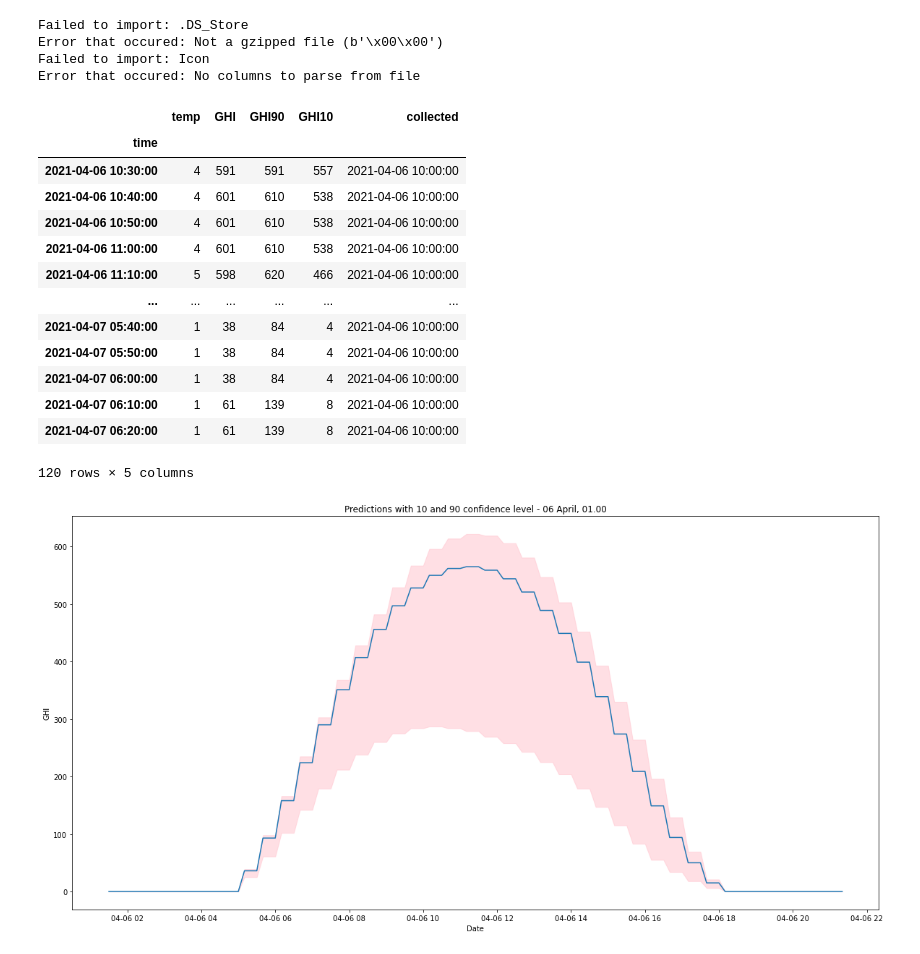
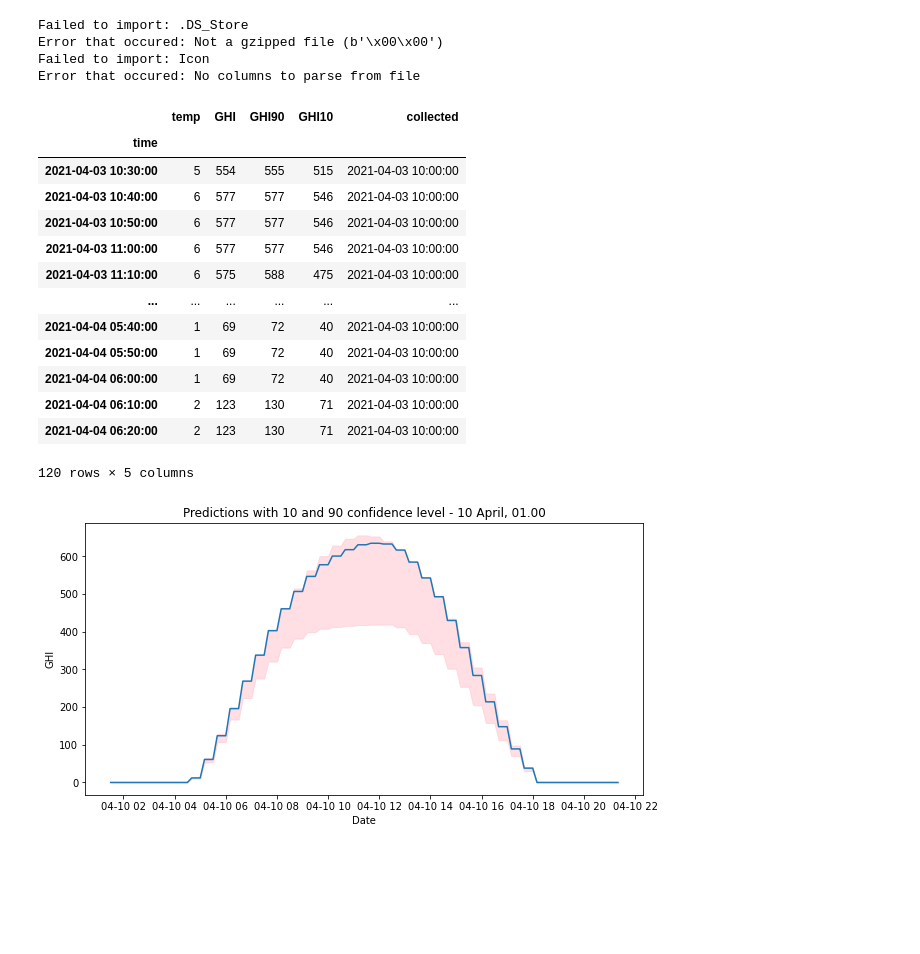
Before and after one commit to theodorhusefest/microgrid-mpc, a Jupyter notebook: data_analysis/clean_solcast.ipynb, the cells around one changed output. Drawn from its saved outputs; the diff is of its cells as text; code cells hidden in the pictures; blank space fills up the shorter version.

```diff
--- a/data_analysis/clean_solcast.ipynb
+++ b/data_analysis/clean_solcast.ipynb
@@ -41,35 +41,35 @@ Error that occured: No columns to parse from file
 def get_predictions(df, timestamp):
     return df[df["collected"] == timestamp]
 
-get_predictions(hourly, datetime(2021, 4, 6, hour = 10))
+get_predictions(hourly, datetime(2021, 4, 3, hour = 10))
 # %% [output]
 |  | temp | GHI | GHI90 | GHI10 | collected |
 | time |  |  |  |  |  |
-| 2021-04-06 10:30:00 | 4 | 591 | 591 | 557 | 2021-04-06 10:00:00 |
-| 2021-04-06 10:40:00 | 4 | 601 | 610 | 538 | 2021-04-06 10:00:00 |
-| 2021-04-06 10:50:00 | 4 | 601 | 610 | 538 | 2021-04-06 10:00:00 |
-| 2021-04-06 11:00:00 | 4 | 601 | 610 | 538 | 2021-04-06 10:00:00 |
-| 2021-04-06 11:10:00 | 5 | 598 | 620 | 466 | 2021-04-06 10:00:00 |
+| 2021-04-03 10:30:00 | 5 | 554 | 555 | 515 | 2021-04-03 10:00:00 |
+| 2021-04-03 10:40:00 | 6 | 577 | 577 | 546 | 2021-04-03 10:00:00 |
+| 2021-04-03 10:50:00 | 6 | 577 | 577 | 546 | 2021-04-03 10:00:00 |
+| 2021-04-03 11:00:00 | 6 | 577 | 577 | 546 | 2021-04-03 10:00:00 |
+| 2021-04-03 11:10:00 | 6 | 575 | 588 | 475 | 2021-04-03 10:00:00 |
 | ... | ... | ... | ... | ... | ... |
-| 2021-04-07 05:40:00 | 1 | 38 | 84 | 4 | 2021-04-06 10:00:00 |
-| 2021-04-07 05:50:00 | 1 | 38 | 84 | 4 | 2021-04-06 10:00:00 |
-| 2021-04-07 06:00:00 | 1 | 38 | 84 | 4 | 2021-04-06 10:00:00 |
-| 2021-04-07 06:10:00 | 1 | 61 | 139 | 8 | 2021-04-06 10:00:00 |
-| 2021-04-07 06:20:00 | 1 | 61 | 139 | 8 | 2021-04-06 10:00:00 |
+| 2021-04-04 05:40:00 | 1 | 69 | 72 | 40 | 2021-04-03 10:00:00 |
+| 2021-04-04 05:50:00 | 1 | 69 | 72 | 40 | 2021-04-03 10:00:00 |
+| 2021-04-04 06:00:00 | 1 | 69 | 72 | 40 | 2021-04-03 10:00:00 |
+| 2021-04-04 06:10:00 | 2 | 123 | 130 | 71 | 2021-04-03 10:00:00 |
+| 2021-04-04 06:20:00 | 2 | 123 | 130 | 71 | 2021-04-03 10:00:00 |
 120 rows × 5 columns
 # %%
 def plot_prediction(df):
-    plt.figure(figsize = (20, 10))
+    plt.figure(figsize = (10, 5))
     plt.plot(df.index, df["GHI"])
     plt.fill_between(df.index, df["GHI10"], df["GHI90"], alpha = 0.5, color = "pink")
     time = df.iloc[0]["collected"].strftime("%d %B, %H.%M")
     plt.title("Predictions with 10 and 90 confidence level - {}".format( time))
 
     plt.xlabel("Date")
     plt.ylabel("GHI")
 
-plot_prediction(get_predictions(hourly, datetime(2021, 4, 6, hour = 1)))
+plot_prediction(get_predictions(hourly, datetime(2021, 4, 10, hour = 1)))
 # %% [output]
-[figure, old version]
+[figure, new version]
 # %%
 hourly.to_csv("../src/data/solcast_cleaned.csv")
```
Also changed, not shown: 31 other files.
